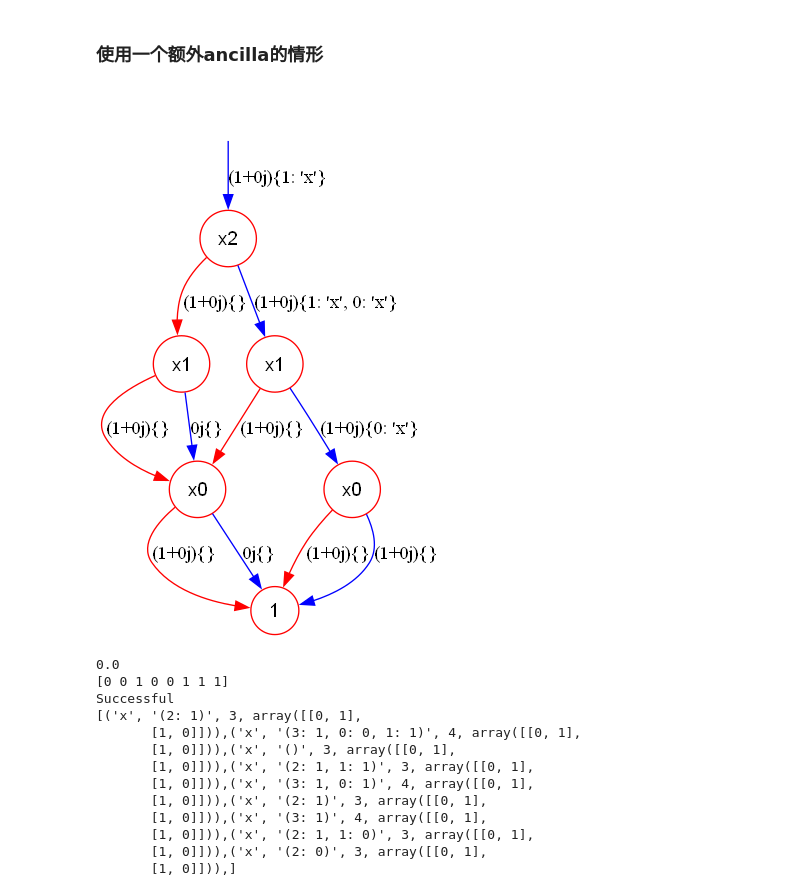
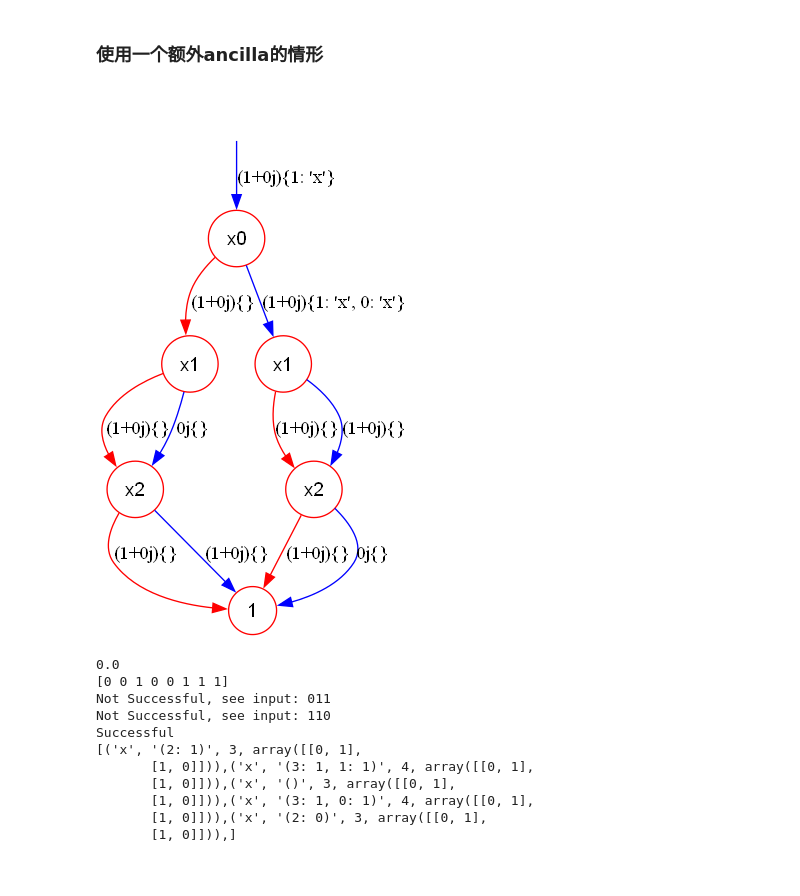
Before and after one commit to Veriqc/LimTDD_Oracle_Syn, a Jupyter notebook: Oracle_Syn2.ipynb, the cells around one changed output. Cells and saved outputs as stored; diff of their text form; code cells hidden in the pictures.

Commit message:
adjust_vec_order

```diff
--- a/Oracle_Syn2.ipynb
+++ b/Oracle_Syn2.ipynb
@@ -150,21 +150,21 @@ def verify_success(cir,data,n):
 # %%
 # n=3
 # tdd,data = get_ramdom_TDD(n)
 # tdd.show()
 
 n = 3
 # vec = np.array([0,1,1,0,1,1,0,1])
 vec = np.array([0,0,1,0,0,1,1,1])
 data = vector_to_tensor(vec,n)
-var_order_s = ['x2','x1','x0']
-# var_order_s = ['x0','x1','x2']
+# var_order_s = ['x2','x1','x0']
+var_order_s = ['x0','x1','x2']
 tdd,data = get_ramdom_TDD(n,data,var_order_s)
 # tdd.map=tdd.map.append_new_map(2,1,0)
 # data = np.array([0,1,1,0,1,1,0,1])
 # tdd,data = get_TDD_from_truth_table(n,223)
 tdd.show()
 # %% [output]
-[figure, old version]
+[figure, new version]
 # %%
 t_start = time.time()
 cir = oracle_syn2(tdd,n_r=n)
@@ -174,15 +174,13 @@ print(cir)
 # %% [output]
 0.0
 [0 0 1 0 0 1 1 1]
+Not Successful, see input: 011
+Not Successful, see input: 110
 Successful
 [('x', '(2: 1)', 3, array([[0, 1],
-       [1, 0]])),('x', '(3: 1, 0: 0, 1: 1)', 4, array([[0, 1],
+       [1, 0]])),('x', '(3: 1, 1: 1)', 4, array([[0, 1],
        [1, 0]])),('x', '()', 3, array([[0, 1],
-       [1, 0]])),('x', '(2: 1, 1: 1)', 3, array([[0, 1],
        [1, 0]])),('x', '(3: 1, 0: 1)', 4, array([[0, 1],
-       [1, 0]])),('x', '(2: 1)', 3, array([[0, 1],
-       [1, 0]])),('x', '(3: 1)', 4, array([[0, 1],
-       [1, 0]])),('x', '(2: 1, 1: 0)', 3, array([[0, 1],
        [1, 0]])),('x', '(2: 0)', 3, array([[0, 1],
        [1, 0]])),]
 # %%
```
Also changed, not shown: parts of 2 cells of this notebook, 1 other file.
